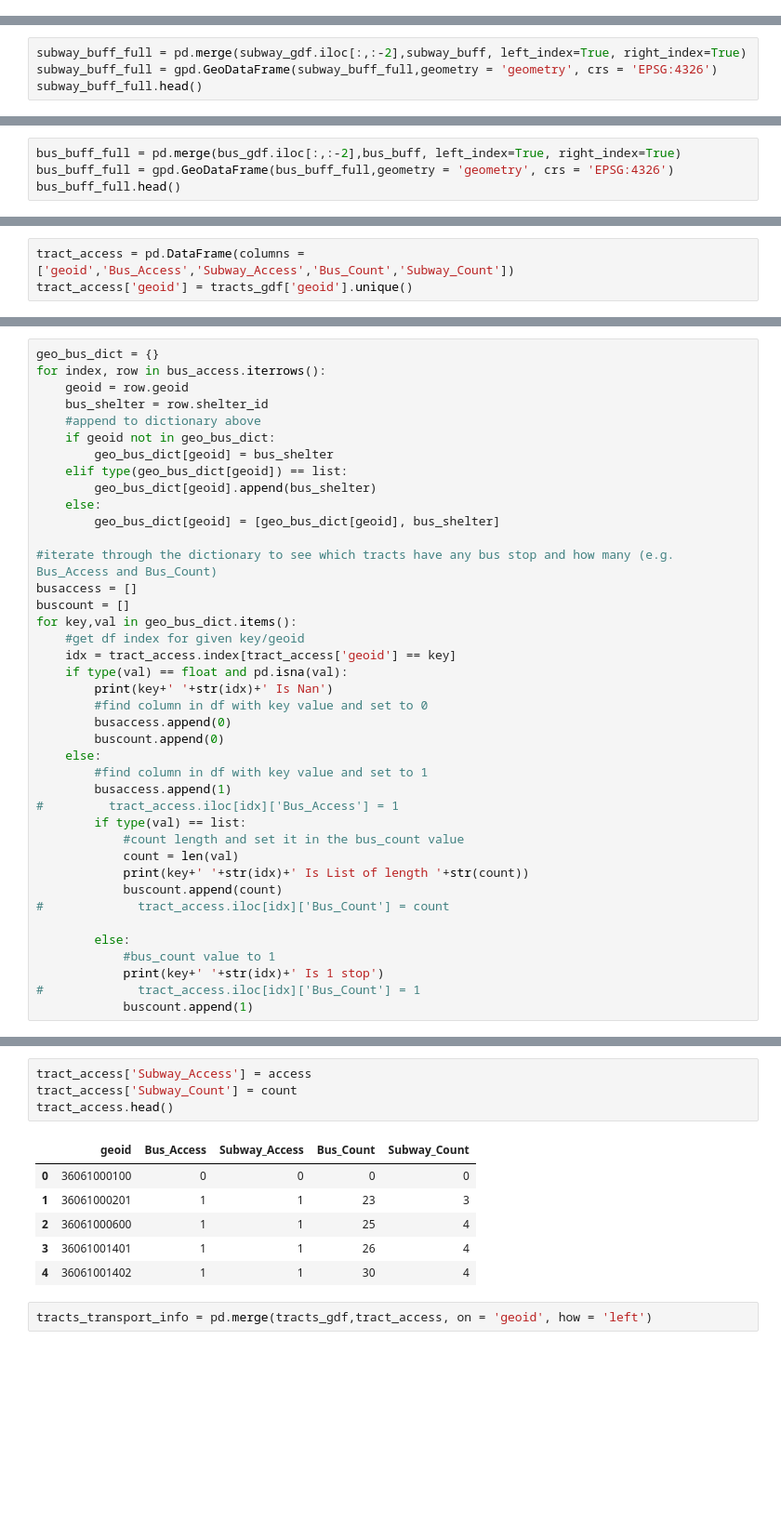
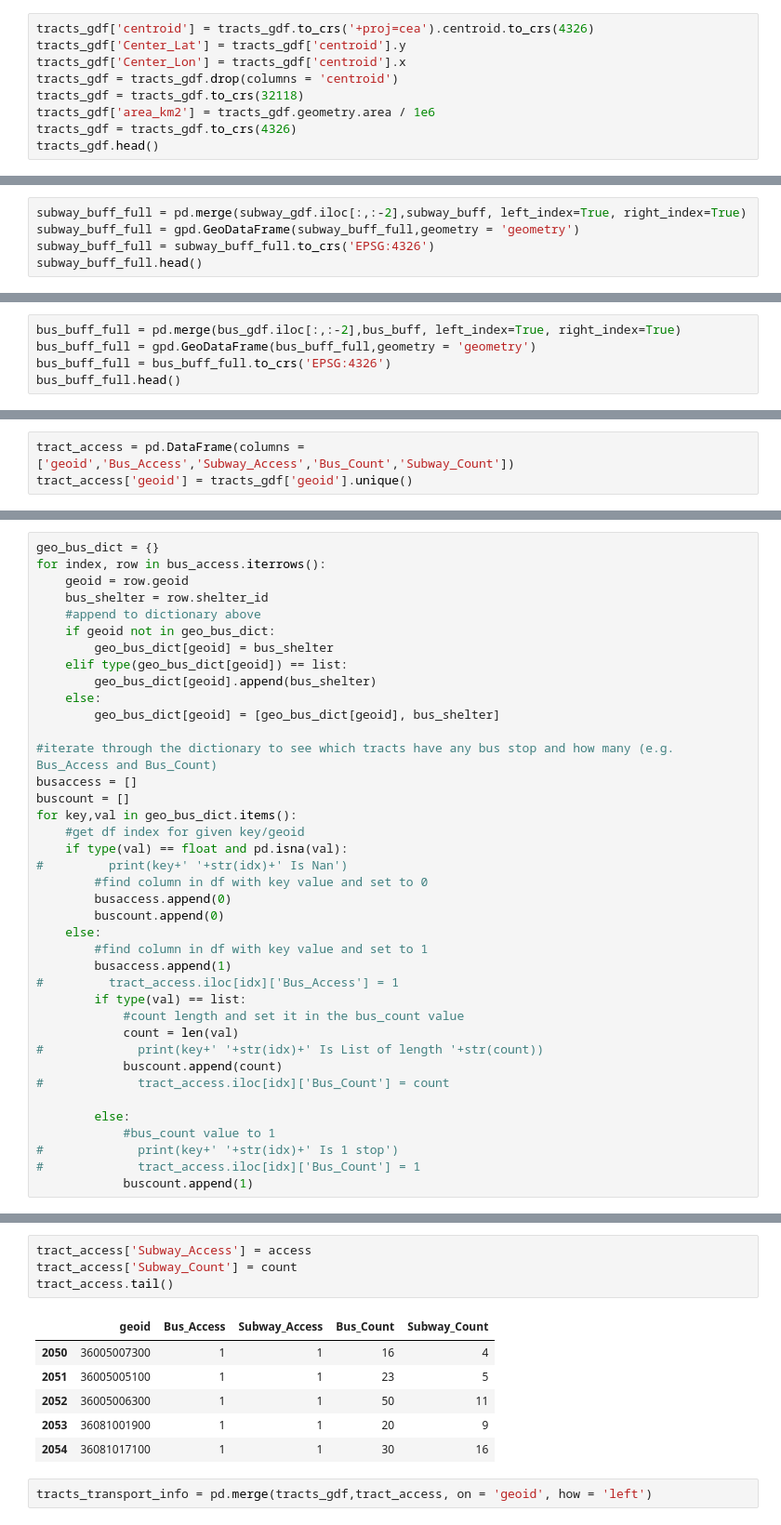
Before and after one commit to emj1020/complex_urban_systems_finalproj, a Jupyter notebook: Scripts/01_Subway_Bus_Shapefiles.ipynb, the cells around one changed output, grey strips where cells are left out. Shown at 93% size. Saved outputs shown, nothing was run; the diff lists cells and outputs as text; blank space fills up the shorter version.

```diff
--- a/Scripts/01_Subway_Bus_Shapefiles.ipynb
+++ b/Scripts/01_Subway_Bus_Shapefiles.ipynb
@@ -110,0 +122,9 @@ tracts_gdf.head()
+# %%
+tracts_gdf['centroid'] = tracts_gdf.to_crs('+proj=cea').centroid.to_crs(4326)
+tracts_gdf['Center_Lat'] = tracts_gdf['centroid'].y
+tracts_gdf['Center_Lon'] = tracts_gdf['centroid'].x
+tracts_gdf = tracts_gdf.drop(columns = 'centroid')
+tracts_gdf = tracts_gdf.to_crs(32118)
+tracts_gdf['area_km2'] = tracts_gdf.geometry.area / 1e6
+tracts_gdf = tracts_gdf.to_crs(4326)
+tracts_gdf.head()
@@ -145,7 +225,8 @@ subway_buff = gpd.GeoDataFrame(buffered_gdf,crs = subway_gdf.crs)
 subway_gdf = subway_gdf.to_crs('EPSG:4326') # Use an appropriate projected system for your area
 # %%
 subway_buff_full = pd.merge(subway_gdf.iloc[:,:-2],subway_buff, left_index=True, right_index=True)
-subway_buff_full = gpd.GeoDataFrame(subway_buff_full,geometry = 'geometry', crs = 'EPSG:4326')
+subway_buff_full = gpd.GeoDataFrame(subway_buff_full,geometry = 'geometry')
+subway_buff_full = subway_buff_full.to_crs('EPSG:4326')
 subway_buff_full.head()
 # %% [output]
 |  | url | objectid | name | line | notes | geometry |
@@ -170,7 +251,8 @@ bus_buff = gpd.GeoDataFrame(buffered_gdf,crs = bus_gdf.crs)
 bus_gdf = bus_gdf.to_crs('EPSG:4326') # Use an appropriate projected system for your area
 # %%
 bus_buff_full = pd.merge(bus_gdf.iloc[:,:-2],bus_buff, left_index=True, right_index=True)
-bus_buff_full = gpd.GeoDataFrame(bus_buff_full,geometry = 'geometry', crs = 'EPSG:4326')
+bus_buff_full = gpd.GeoDataFrame(bus_buff_full,geometry = 'geometry')
+bus_buff_full = bus_buff_full.to_crs('EPSG:4326')
 bus_buff_full.head()
 # %% [output]
 |  | boro_code | boro_name | boro_cd | coun_dist | assem_dist | st_sen_dist | cong_dist | shelter_id | corner | ... |
@@ -256,9 +403,8 @@ busaccess = []
 buscount = []
 for key,val in geo_bus_dict.items():
     #get df index for given key/geoid
-    idx = tract_access.index[tract_access['geoid'] == key]
     if type(val) == float and pd.isna(val):
-        print(key+' '+str(idx)+' Is Nan')
+#         print(key+' '+str(idx)+' Is Nan')
         #find column in df with key value and set to 0
         busaccess.append(0)
         buscount.append(0)
@@ -269,12 +415,12 @@ for key,val in geo_bus_dict.items():
         if type(val) == list:
             #count length and set it in the bus_count value
             count = len(val)
-            print(key+' '+str(idx)+' Is List of length '+str(count))
+#             print(key+' '+str(idx)+' Is List of length '+str(count))
             buscount.append(count)
 #             tract_access.iloc[idx]['Bus_Count'] = count
 
         else:
             #bus_count value to 1
-            print(key+' '+str(idx)+' Is 1 stop')
+#             print(key+' '+str(idx)+' Is 1 stop')
 #             tract_access.iloc[idx]['Bus_Count'] = 1
             buscount.append(1)
@@ -372,14 +473,14 @@ for key,val in geo_subway_dict.items():
 # %%
 tract_access['Subway_Access'] = access
 tract_access['Subway_Count'] = count
-tract_access.head()
+tract_access.tail()
 # %% [output]
 |  | geoid | Bus_Access | Subway_Access | Bus_Count | Subway_Count |
-| 0 | 36061000100 | 0 | 0 | 0 | 0 |
-| 1 | 36061000201 | 1 | 1 | 23 | 3 |
-| 2 | 36061000600 | 1 | 1 | 25 | 4 |
-| 3 | 36061001401 | 1 | 1 | 26 | 4 |
-| 4 | 36061001402 | 1 | 1 | 30 | 4 |
+| 2050 | 36005007300 | 1 | 1 | 16 | 4 |
+| 2051 | 36005005100 | 1 | 1 | 23 | 5 |
+| 2052 | 36005006300 | 1 | 1 | 50 | 11 |
+| 2053 | 36081001900 | 1 | 1 | 20 | 9 |
+| 2054 | 36081017100 | 1 | 1 | 30 | 16 |
 # %%
 tracts_transport_info = pd.merge(tracts_gdf,tract_access, on = 'geoid', how = 'left')
 # %%
```
Also changed, not shown: parts of 26 cells of this notebook, 21 other files.
